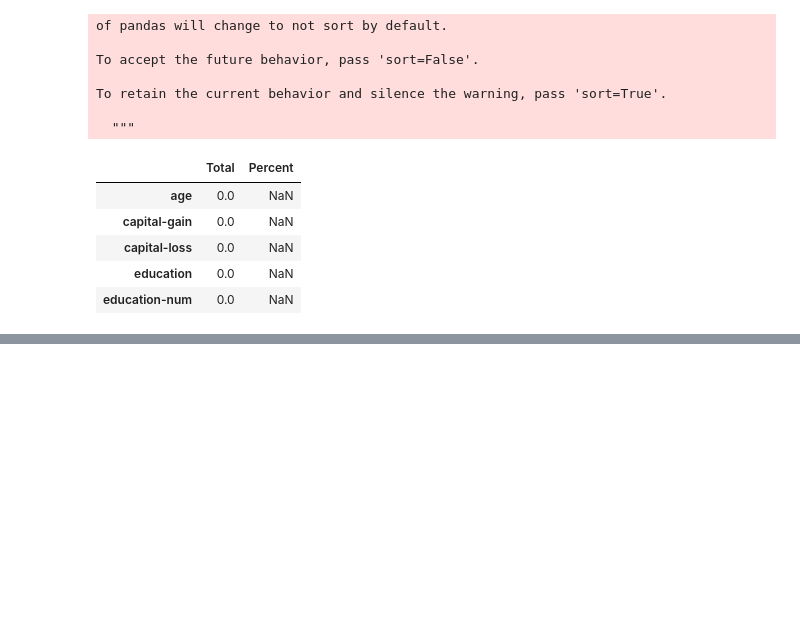
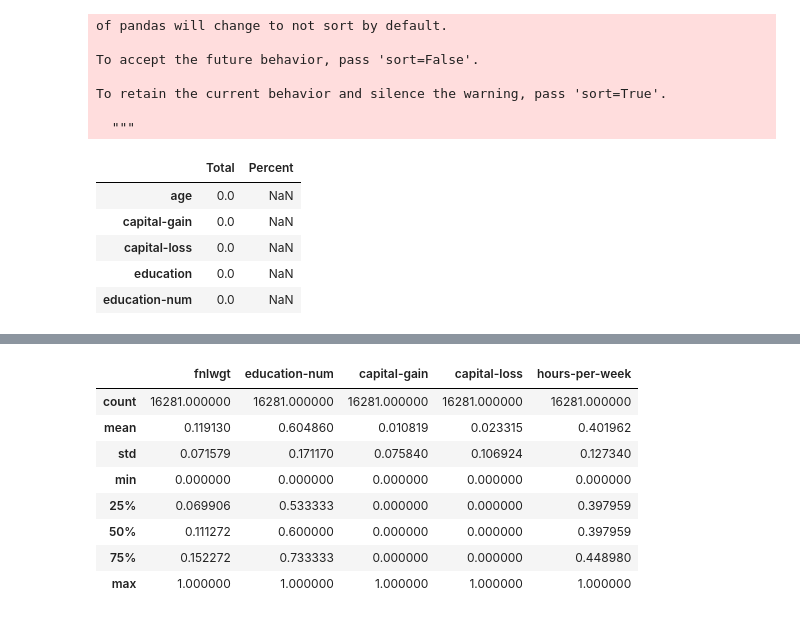
Before and after one commit to hsuemily/CE888-2, a Jupyter notebook: Assignment/PrototypeCode.ipynb, the cells around one changed output, grey strips where cells are left out. Saved outputs shown, nothing was run; the diff lists cells and outputs as text; code cells hidden in the pictures; blank space fills up the shorter version.

```diff
--- a/Assignment/PrototypeCode.ipynb
+++ b/Assignment/PrototypeCode.ipynb
@@ -214,0 +296,17 @@ To retain the current behavior and silence the warning, pass 'sort=True'.
+# %%
+# Normalize dataset - Adult
+Adult_copy = Adult.copy()
+for col in Adult_copy.select_dtypes(include='number').columns:
+    mms = MinMaxScaler()
+    Adult_copy[col] = mms.fit_transform(Adult_copy[[col]])
+Adult_copy.describe()
+# %% [output]
+|  | fnlwgt | education-num | capital-gain | capital-loss | hours-per-week |
+| count | 16281.000000 | 16281.000000 | 16281.000000 | 16281.000000 | 16281.000000 |
+| mean | 0.119130 | 0.604860 | 0.010819 | 0.023315 | 0.401962 |
+| std | 0.071579 | 0.171170 | 0.075840 | 0.106924 | 0.127340 |
+| min | 0.000000 | 0.000000 | 0.000000 | 0.000000 | 0.000000 |
+| 25% | 0.069906 | 0.533333 | 0.000000 | 0.000000 | 0.397959 |
+| 50% | 0.111272 | 0.600000 | 0.000000 | 0.000000 | 0.397959 |
+| 75% | 0.152272 | 0.733333 | 0.000000 | 0.000000 | 0.448980 |
+| max | 1.000000 | 1.000000 | 1.000000 | 1.000000 | 1.000000 |
```
Also changed, not shown: parts of 20 cells of this notebook.
